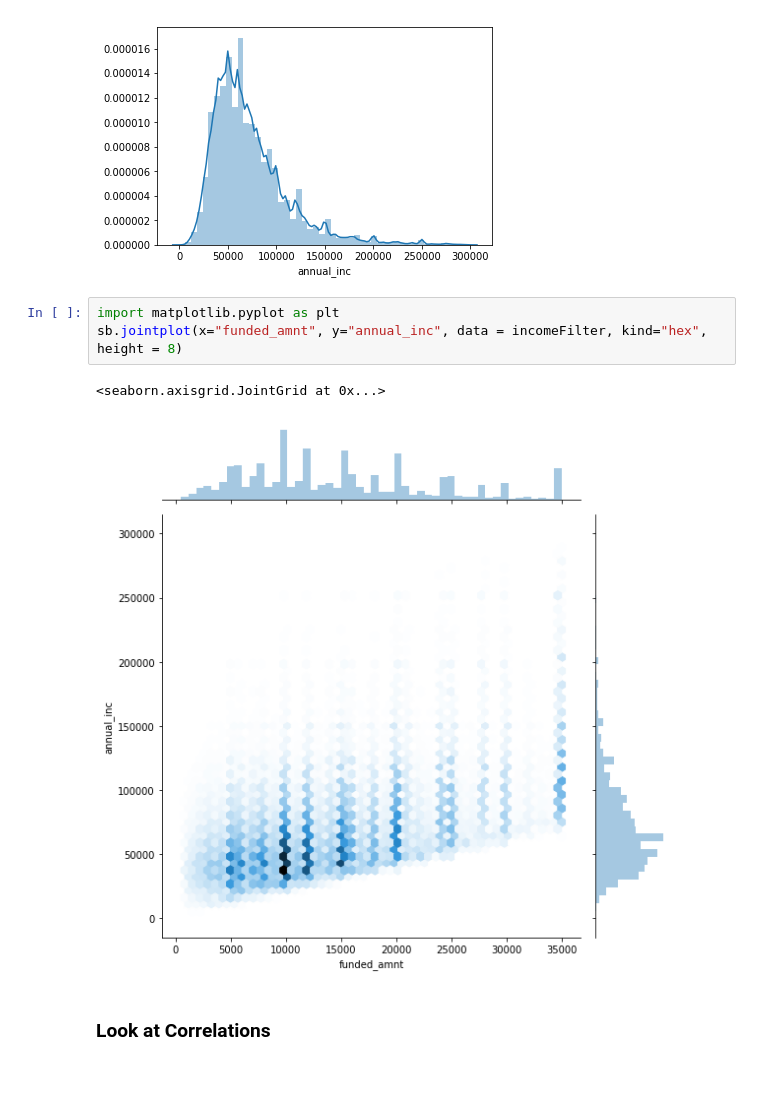
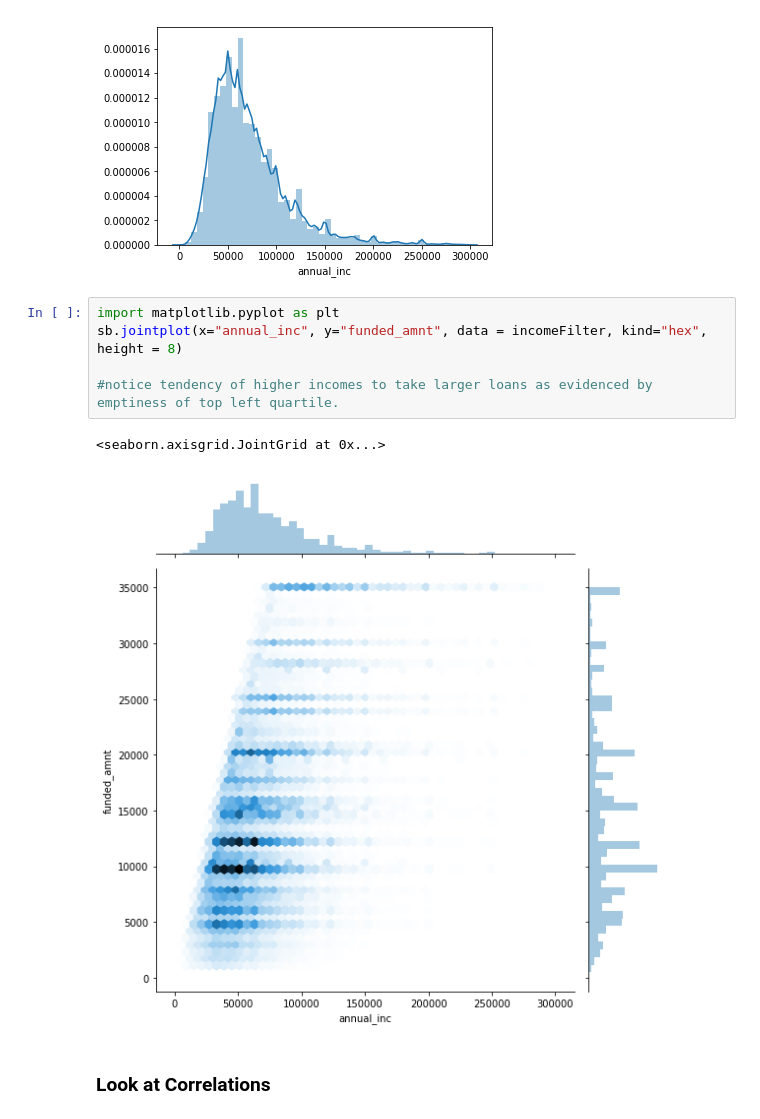
Before and after one commit to blowenstein93/DataStudy, a Jupyter notebook: Lending Club Exploration.ipynb, the cells around one changed output. Cells and saved outputs as stored; diff of their text form; blank space fills up the shorter version.

```diff
--- a/Lending Club Exploration.ipynb
+++ b/Lending Club Exploration.ipynb
@@ -94,10 +96,12 @@ sb.distplot(incomeFilter["annual_inc"].dropna())
 [figure]
 # %%
 import matplotlib.pyplot as plt
-sb.jointplot(x="funded_amnt", y="annual_inc", data = incomeFilter, kind="hex", height = 8)
+sb.jointplot(x="annual_inc", y="funded_amnt", data = incomeFilter, kind="hex", height = 8)
+
+#notice tendency of higher incomes to take larger loans as evidenced by emptiness of top left quartile.
 # %% [output]
 <seaborn.axisgrid.JointGrid at 0x...>
-[figure, old version]
+[figure, new version]
 # %% [markdown]
 ### Look at Correlations
 # %%
```
Also changed, not shown: parts of 6 cells of this notebook, 3 other files.
